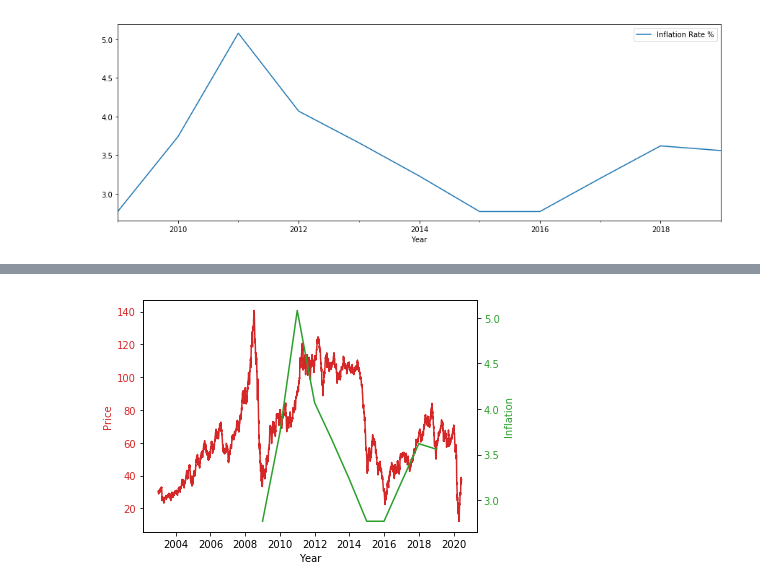
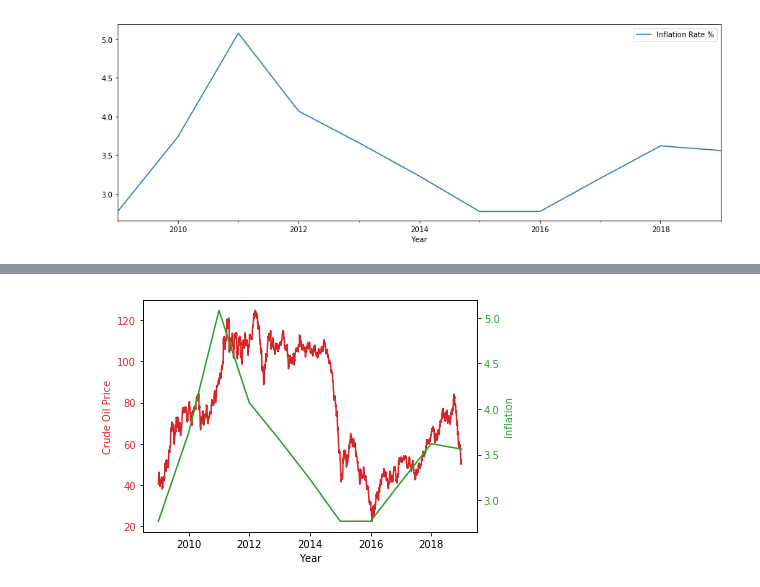
Before and after one commit to KalenAsberry12/project_one, a Jupyter notebook: Data_Jonathan.ipynb, the cells around one changed output, grey strips where cells are left out. Saved outputs shown, nothing was run; the diff lists cells and outputs as text; code cells hidden in the pictures.

```diff
--- a/Data_Jonathan.ipynb
+++ b/Data_Jonathan.ipynb
@@ -177,3 +189,7 @@ co_df3.head()
 | 2020-06-16 | 36.75 |
 | 2020-06-15 | 35.09 |
 | 2020-06-12 | 35.06 |
+# %%
+# Drop all rows before 2004-01-01
+co_df4 = co_df3.drop(co_df3.loc[co_df3.index < '2004-01-01'].index)
+co_df4.head()
@@ -413,0 +450,6 @@ inf_df2.plot(figsize=(15,5))
+# %%
+# Modify Crude Oil Price data to fit date range of Inflation data
+# Drop all rows before 2009-01-01 and after 2019-01-01
+co_df5 = co_df4.drop(co_df4.loc[co_df4.index < '2009-01-01'].index)
+co_df5 = co_df5.drop(co_df5.loc[co_df5.index > '2019-01-01'].index)
+co_df5.head()
@@ -414,24 +464,24 @@ inf_df2.plot(figsize=(15,5))
 # %%
 # Compare the price of crude oil to inflation
 # Overlay 2 plots with different y-axis onto the same plot sharing x-axis
-# Data to plot are: Crude Oil Price (co_df3) and World Inflation (inf_df2)
+# Data to plot are: Crude Oil Price (co_df5) and World Inflation (inf_df2)
 
 fig, ax1 = plt.subplots()
 
 color = 'tab:red'
 ax1.set_xlabel('Year')
-ax1.set_ylabel('Price', color=color)
-ax1.plot(co_df3, color=color)
+ax1.set_ylabel('Crude Oil Price', color=color)
+ax1.plot(co_df5, color=color)
 ax1.tick_params(axis='y', labelcolor=color)
 
 ax2 = ax1.twinx()  # instantiate a second axes that shares the same x-axis
 
 color = 'tab:green'
 ax2.set_ylabel('Inflation', color=color)  # we already handled the x-label with ax1
 ax2.plot(inf_df2, color=color)
 ax2.tick_params(axis='y', labelcolor=color)
 
 fig.tight_layout()  # otherwise the right y-label is slightly clipped
 plt.show()
 # %% [output]
-[figure, old version]
+[figure, new version]
```
Also changed, not shown: parts of 21 cells of this notebook.
